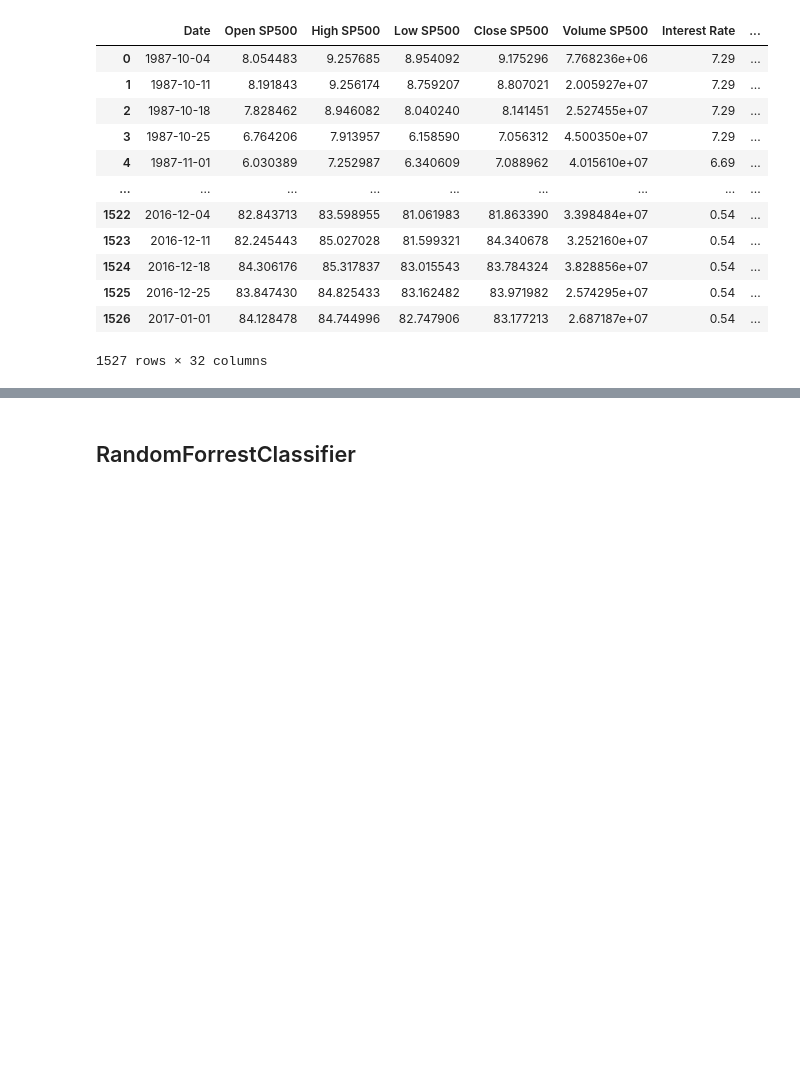
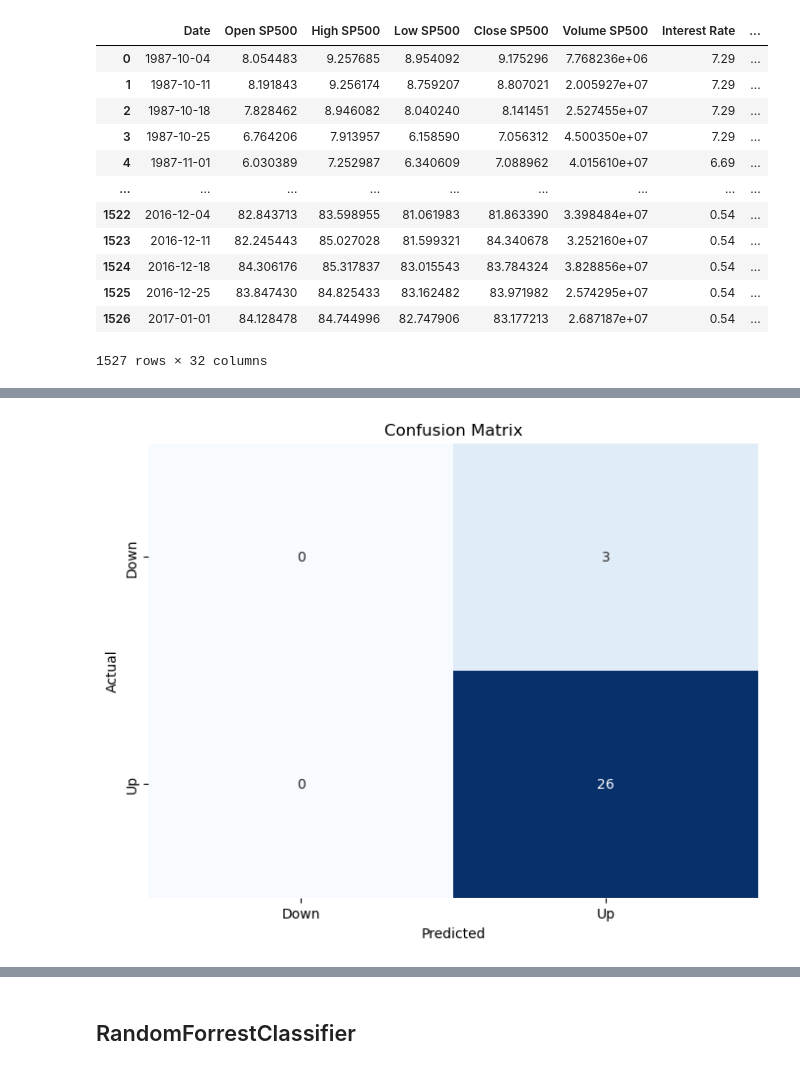
Before and after one commit to badranyoussef/bi-exam-project-stock, a Jupyter notebook: notebooks/resample_of_frequency.ipynb, the cells around one changed output, grey strips where cells are left out. Cells and saved outputs as stored; diff of their text form; code cells hidden in the pictures; blank space fills up the shorter version.

```diff
--- a/notebooks/resample_of_frequency.ipynb
+++ b/notebooks/resample_of_frequency.ipynb
@@ -200,0 +423,12 @@ plt.show()
+# %%
+# Tilføj kolonne for 'Next Week SP500'
+df_monthly_test['Next_Month_SP500'] = df_monthly_test['SP500_Flagged'].shift(-1)
+df_monthly_test['Next_Month_Russell2000'] = df_monthly_test['Russell2000_Flagged'].shift(-1)
+
+
+
+# Tjek om kolonnen er tilføjet korrekt
+#print(df_monthly_test[['Close SP500', 'Next_Week_SP500']].head())
+# %%
+# Fjern de sidste rækker, der vil have NaN i 'Next_Week_SP500', da der ikke er data for ugen efter
+df_monthly_test = df_monthly_test.dropna()
@@ -200,0 +556,8 @@ plt.show()
+# %%
+# Forudsige på testdata
+y_pred = dt_model.predict(X_test)
+
+# Evaluer modellen
+accuracy = accuracy_score(y_test, y_pred)
+
+accuracy
@@ -200,0 +566,76 @@ plt.show()
+# %%
+from sklearn.model_selection import TimeSeriesSplit
+from sklearn.tree import DecisionTreeClassifier
+from sklearn.metrics import accuracy_score, classification_report, confusion_matrix
+import matplotlib.pyplot as plt
+from sklearn.tree import plot_tree
+import seaborn as sns
+import numpy as np
+
+# Kolonner, der ikke skal bruges i modellen
+columns_to_drop_sp500 = ['Date', 'Open SP500',
+       'High SP500', 'Low SP500',
+       'Close SP500',
+       'Interest Rate', 'Inflation Rate', 'CPIAUCSL',
+       'Open RUSSELL2000', 'High RUSSELL2000', 'Low RUSSELL2000', 'Close RUSSELL2000',
+       'Volume RUSSELL2000', #'OPEN_CLOSE_CHANGE_ABB_SP500',
+       'OPEN_CLOSE_CHANGE_ABB_RUSSELL2000', 'SP500_Flagged',
+       'Russell2000_Flagged', 'Next_Month_SP500', 'Next_Month_Russell2000']
+
+# Fjern irrelevante kolonner og angiv den afhængige variabel
+X = df_monthly_test.drop(columns=columns_to_drop_sp500)
+y = df_monthly_test['SP500_Flagged']  # Målvariabel
+
+# Brug TimeSeriesSplit til at dele data i træning og test
+tscv = TimeSeriesSplit(n_splits=11)  # 5 fold som eksempel
+
+# Initialiser Decision Tree-modellen
+dt_model = DecisionTreeClassifier(max_depth=5, random_state=42)
+
+# For at gemme resultater
+accuracies = []
+fold = 1
+
+y_test = 0
+
+for train_index, test_index in tscv.split(X):
+    X_train, X_test = X.iloc[train_index], X.iloc[test_index]
+    y_train, y_test = y.iloc[train_index], y.iloc[test_index]
+
+    # Træn modellen
+    dt_model.fit(X_train, y_train)
+
+    # Forudsige på testdata
+    y_pred = dt_model.predict(X_test)
+
+    # Evaluer modellen
+    accuracy = accuracy_score(y_test, y_pred)
+    accuracies.append(accuracy)
+    print(f"Fold {fold} Accuracy: {accuracy:.2f}")
+    fold += 1
+
+    print("\nClassification Report:")
+    print(classification_report(y_test, y_pred))
+
+    # Confusion Matrix
+    cm = confusion_matrix(y_test, y_pred)
+    print("\nConfusion Matrix:")
+    print(cm)
+
+    # Visualisér confusion matrix
+    plt.figure(figsize=(8,6))
+    sns.heatmap(cm, annot=True, fmt='d', cmap='Blues', cbar=False, xticklabels=['Down', 'Up'], yticklabels=['Down', 'Up'])
+    plt.title('Confusion Matrix')
+    plt.xlabel('Predicted')
+    plt.ylabel('Actual')
+    plt.show()
+
+# Visualisér Decision Tree fra sidste fold
+plt.figure(figsize=(20,10))
+plot_tree(dt_model, feature_names=X.columns, class_names=['Down', 'Up'], filled=True, rounded=True)
+plt.title('Decision Tree Visualization')
+plt.show()
+
+# Udskriv gennemsnitsnøjagtighed
+print(f"Average Accuracy over all folds: {np.mean(accuracies):.2f}")
+# %% [output]
@@ -200,0 +658 @@ plt.show()
+[figure, added]
```
Also changed, not shown: parts of 54 cells of this notebook, 1 other file.
